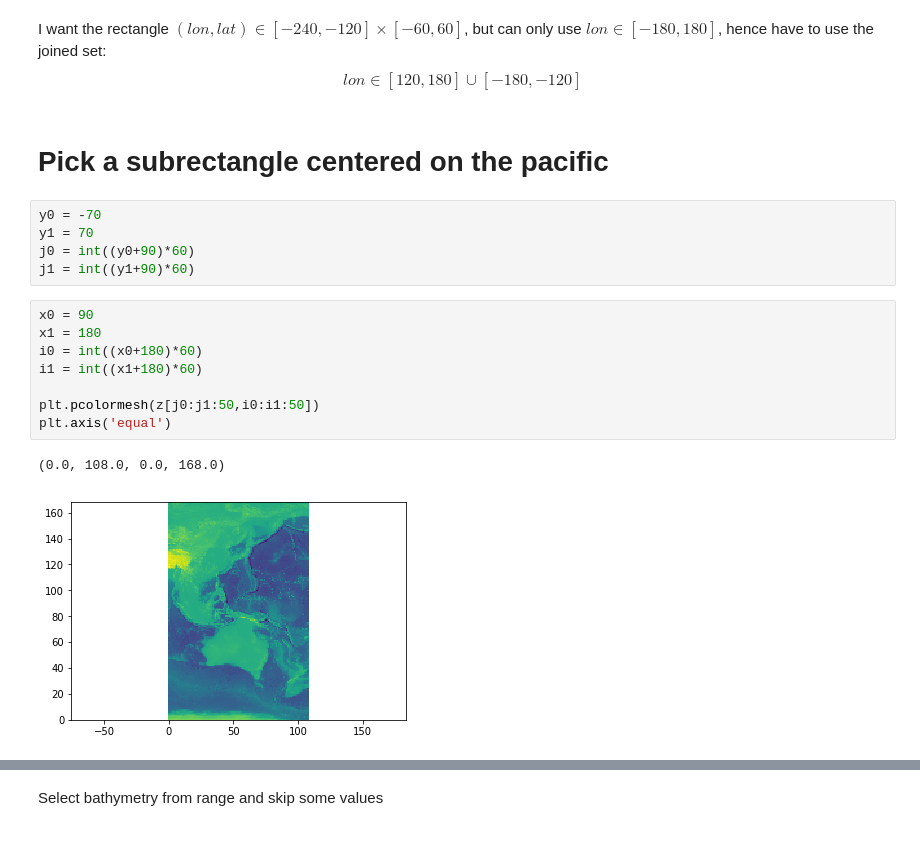
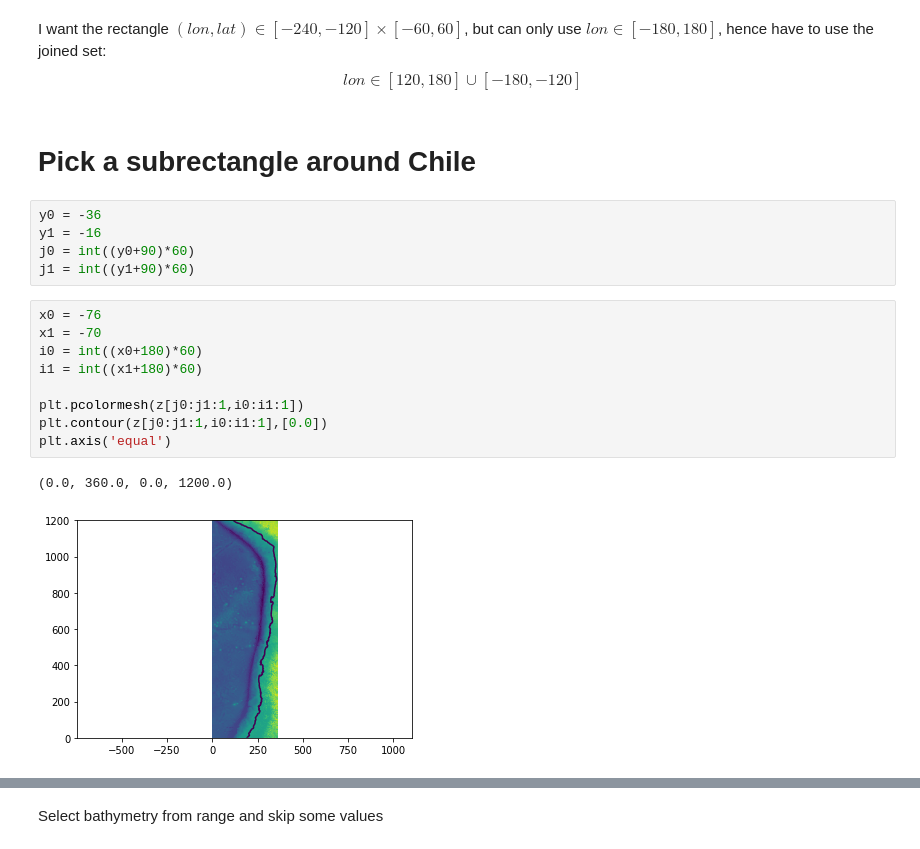
Before and after one commit to jgalazm/Nami, a Jupyter notebook: validation/06_illapel2015/data/bathymetry.ipynb, the cells around one changed output, grey strips where cells are left out. Saved outputs shown, nothing was run; the diff lists cells and outputs as text.

```diff
--- a/validation/06_illapel2015/data/bathymetry.ipynb
+++ b/validation/06_illapel2015/data/bathymetry.ipynb
@@ -43,20 +43,21 @@ dx=0.01666666666667993, dy=0.01666666666666572
 # %% [markdown]
 I want the rectangle $ (lon,lat) \in [-240,-120] \times [-60, 60] $, but can only use  $lon \in[-180,180]$, hence have to use the joined set: $$lon \in [120,180] \cup [-180,-120]$$
 # %% [markdown]
-# Pick a subrectangle centered on the pacific
+# Pick a subrectangle around Chile
 # %%
-y0 = -70
-y1 = 70
+y0 = -36
+y1 = -16
 j0 = int((y0+90)*60)
 j1 = int((y1+90)*60)
 # %%
-x0 = 90
-x1 = 180
+x0 = -76
+x1 = -70
 i0 = int((x0+180)*60)
 i1 = int((x1+180)*60)
 
-plt.pcolormesh(z[j0:j1:50,i0:i1:50])
+plt.pcolormesh(z[j0:j1:1,i0:i1:1])
+plt.contour(z[j0:j1:1,i0:i1:1],[0.0])
 plt.axis('equal')
 # %% [output]
-(0.0, 108.0, 0.0, 168.0)
+(0.0, 360.0, 0.0, 1200.0)
-[figure, old version]
+[figure, new version]
```
Also changed, not shown: parts of 11 cells of this notebook.
